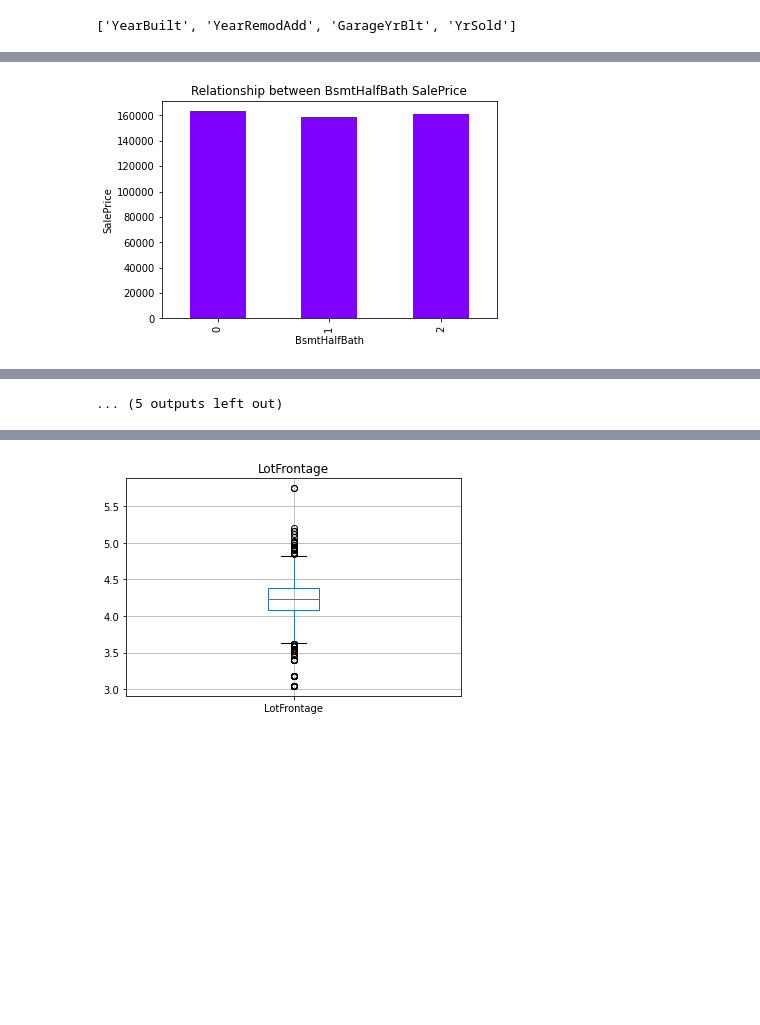
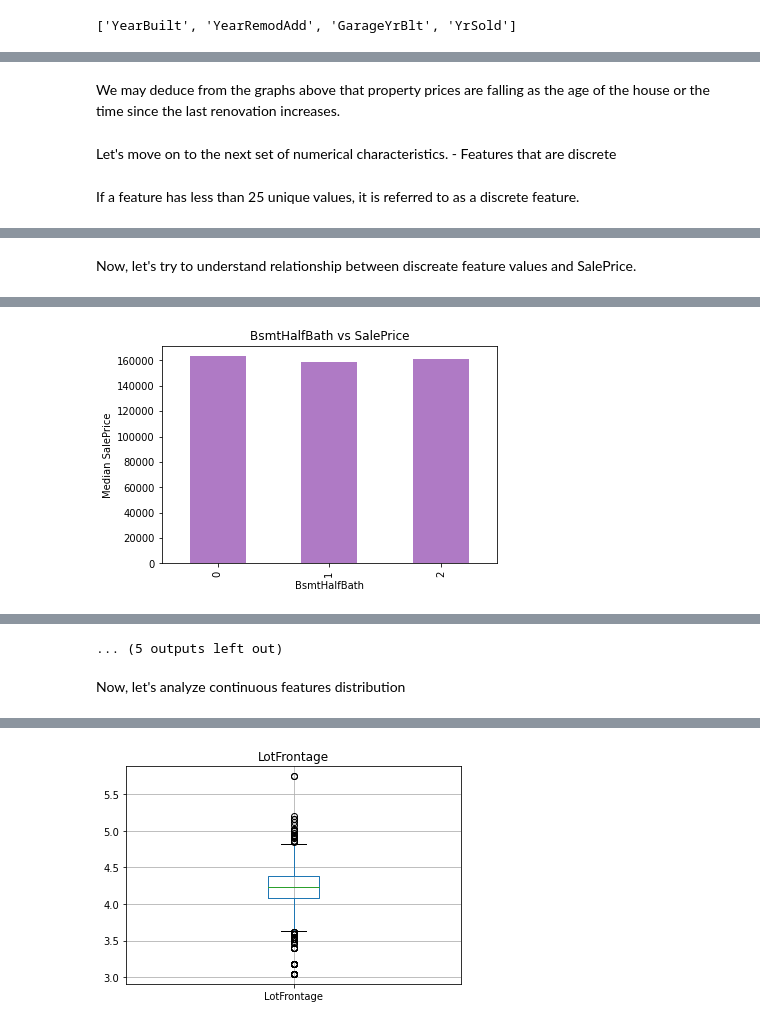
Before and after one commit to swapnilsethi/House-Price-Prediction-Kaggle-Competition, a Jupyter notebook: House_Price_Predication_EDA.ipynb, the cells around one changed output, grey strips where cells are left out. Saved outputs shown, nothing was run; the diff lists cells and outputs as text; code cells hidden in the pictures; blank space fills up the shorter version.

```diff
--- a/House_Price_Predication_EDA.ipynb
+++ b/House_Price_Predication_EDA.ipynb
@@ -54,16 +78,12 @@ data = data.drop(['MiscFeature','PoolQC', 'Alley','Fence'], 1) #drop columns hav
 # %%
 # Relationship between null values and sales price.
 features_with_na=[features for features in data.columns if data[features].isnull().sum()>1]
+nulldata = data.copy()
 
-nulldata = data.copy()
-color = iter(cm.rainbow(np.linspace(0, 1, 10)))
 for feature in features_with_na:
-
-    # 1 indicates observation was missing or zero otherwise
-    nulldata[feature] = np.where(nulldata[feature].isnull(), 1, 0)
-
-    #  mean SalePrice where the information is missing or present
-    nulldata.groupby(feature)['SalePrice'].median().plot.bar()
+    nulldata[feature] = np.where(nulldata[feature].isnull(), 1, 0)  # 1 indicates observation was missing or zero otherwise
+    grouped_data = nulldata.groupby(feature)['SalePrice'].median().plot.bar() # Median SalePrice where the information is missing or present
     plt.title(feature)
+    print('0: Non-Null values, 1: Null values')
     plt.show()
 # %% [output]
@@ -102,3 +107,3 @@ Length: 77, dtype: object
 # %%
 numerical_features = data.select_dtypes(exclude='object')
-#Num_X = Num_X.drop('SalePrice', 1)
+numerical_features = numerical_features.drop('SalePrice', 1). #SalePrice in dependent variable
@@ -151,10 +178,13 @@ Text(0.5, 1.0, 'SalePrice vs YrSold')
 for feature in temporal_feature:
     if feature!='YrSold':
         dataset=data.copy()
-        color = iter(cm.rainbow(np.linspace(0, 1, 3)))
         ## We will capture the difference between year variable and year the house was sold for
         dataset[feature]=dataset['YrSold']-dataset[feature]
-        plt.scatter(dataset[feature],dataset['SalePrice'], c=next(color))
+        dataset = dataset.dropna(subset=[feature])     #dropping rows having na values
+        plt.scatter(dataset[feature],dataset['SalePrice'], c= 'y')
+        z = np.polyfit(dataset[feature],dataset['SalePrice'],1)
+        p = np.poly1d(z)
+        plt.plot(dataset[feature],p(dataset[feature]),"r--")
         plt.xlabel(feature)
         plt.ylabel('SalePrice')
         plt.show()
@@ -168,6 +195,12 @@ for feature in temporal_feature:
+# %% [markdown]
+We may deduce from the graphs above that property prices are falling as the age of the house or the time since the last renovation increases.
+# %% [markdown]
+Let's move on to the next set of numerical characteristics. - Features that are discrete
 # %%
 # discrete features
 discrete_feature = [feature for feature in numerical_features if len(data[feature].unique())<25 and feature not in temporal_feature+['Id']+['SalePrice']]
+# %% [markdown]
+If a feature has less than 25 unique values, it is referred to as a discrete feature.
 # %%
 data[discrete_feature].head()
 # %% [output]
@@ -177,13 +210,14 @@ data[discrete_feature].head()
 | 2 | 60 | 7 | 5 | 0 | 1 | 0 | 2 | 1 | ... |
 | 3 | 70 | 7 | 5 | 0 | 1 | 0 | 1 | 0 | ... |
 | 4 | 60 | 8 | 5 | 0 | 1 | 0 | 2 | 1 | ... |
+# %% [markdown]
+Now, let's try to understand relationship between discreate feature values and SalePrice.
 # %%
 for feature in discrete_feature:
     dataset = data.copy()
-    color = iter(cm.rainbow(np.linspace(0, 1, 18)))
-    dataset.groupby(feature)['SalePrice'].median().plot.bar(color= next(color))
+    dataset.groupby(feature)['SalePrice'].median().plot.bar(color= '#AF7AC5')
     plt.xlabel(feature)
-    plt.ylabel('SalePrice')
-    plt.title('Relationship between ' + feature + ' SalePrice')
+    plt.ylabel('Median SalePrice')
+    plt.title(feature + ' vs SalePrice')
     plt.show()
 # %% [output]
@@ -195 +229 @@ for feature in discrete_feature:
-[figure, old version]
+[figure, new version]
@@ -202,4 +236,6 @@ for feature in discrete_feature:
 ... (5 outputs left out)
+# %% [markdown]
+Now, let's analyze continuous features distribution
 # %%
 # continuous features
 continuous_feature = [feature for feature in numerical_features if feature not in temporal_feature+ discrete_feature +['Id']]
```
Also changed, not shown: parts of 34 cells of this notebook.
